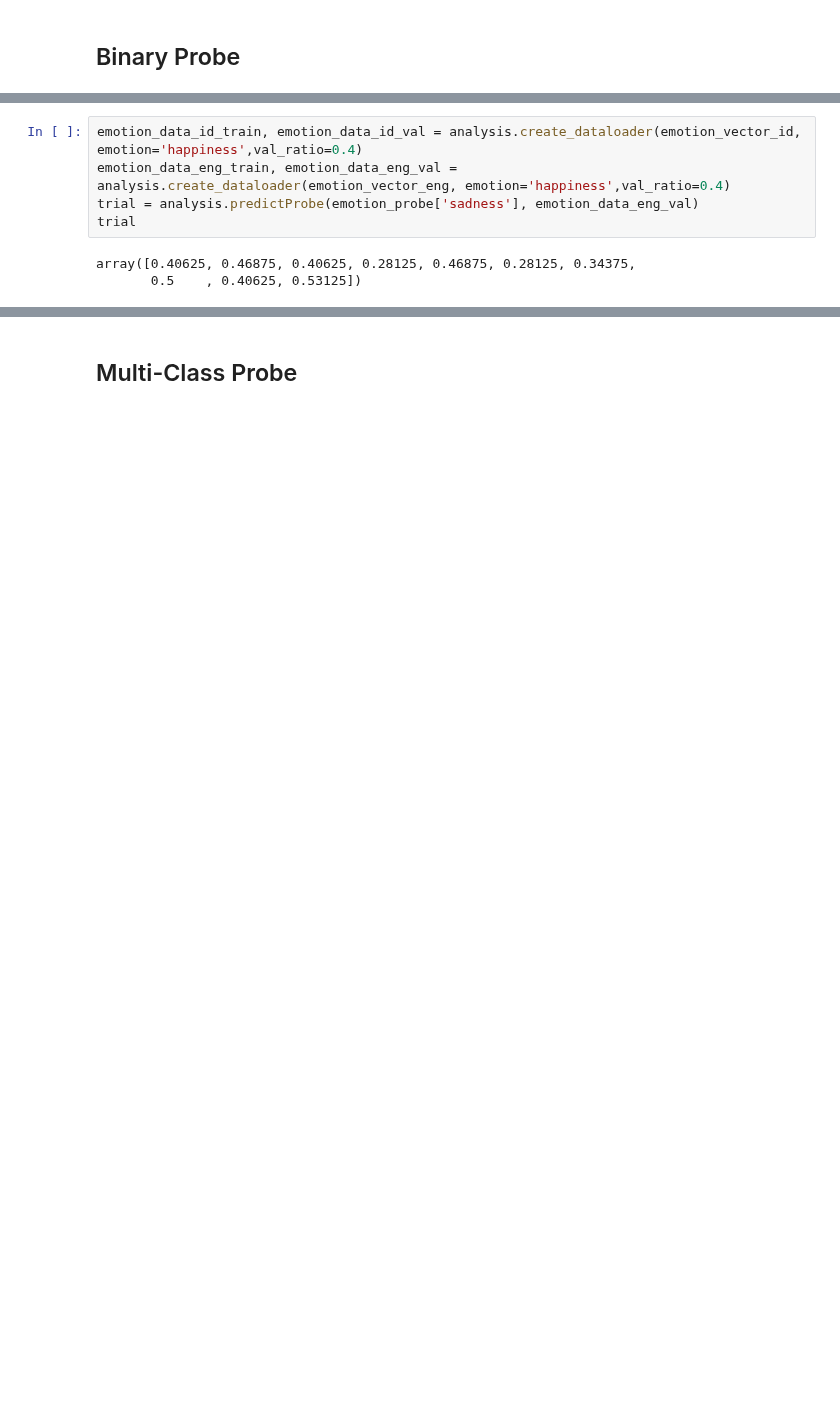
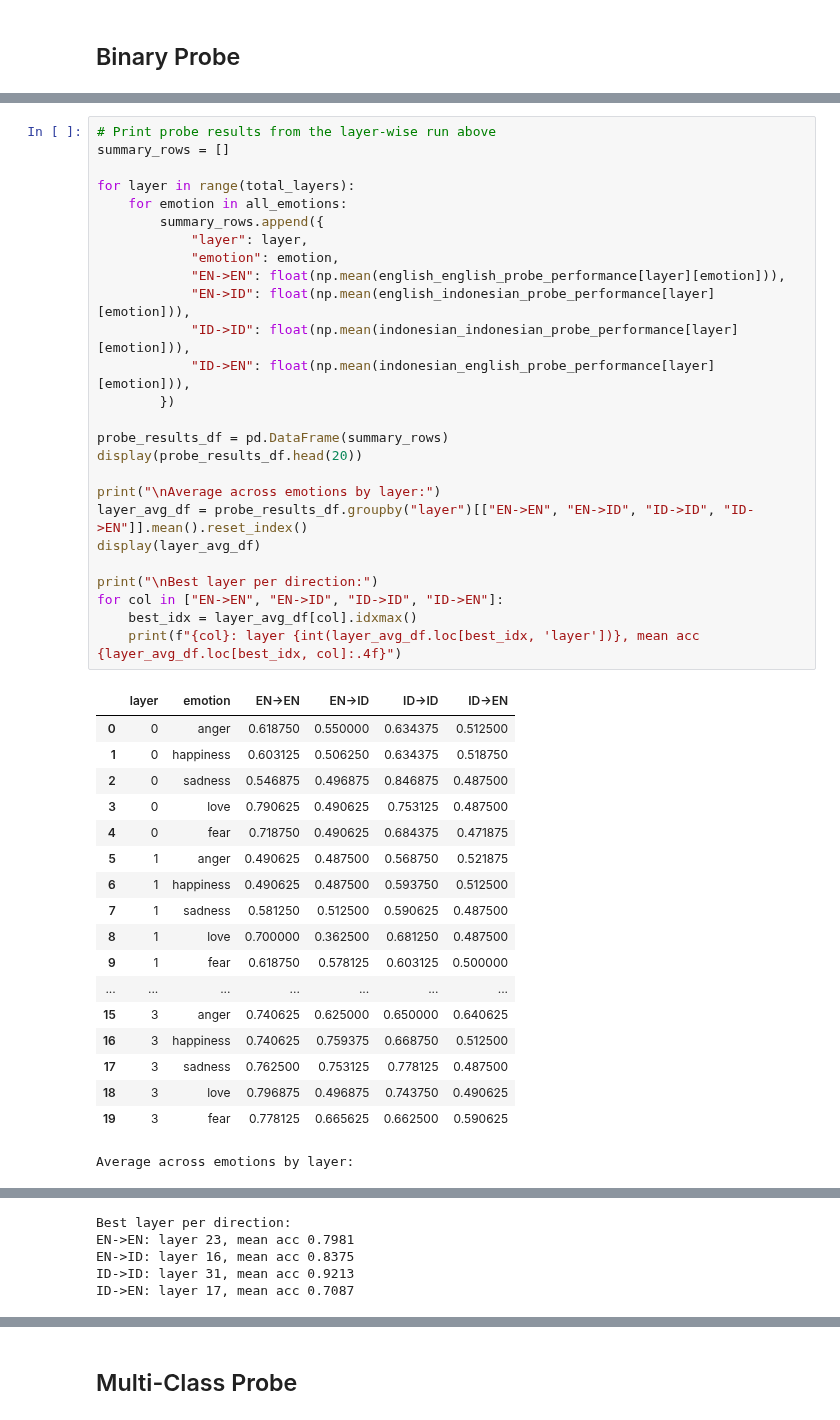
Before and after one commit to noobylub/Dissertation_Project, a Jupyter notebook: vectors_analysis.ipynb, the cells around one changed output, grey strips where cells are left out. Drawn from its saved outputs; the diff is of its cells as text; blank space fills up the shorter version.

Commit message:
done with internal analysis

```diff
--- a/vectors_analysis.ipynb
+++ b/vectors_analysis.ipynb
@@ -84,8 +148,45 @@ Validation Accuracy: 0.7969
 # %%
-emotion_data_id_train, emotion_data_id_val = analysis.create_dataloader(emotion_vector_id, emotion='happiness',val_ratio=0.4)
-emotion_data_eng_train, emotion_data_eng_val = analysis.create_dataloader(emotion_vector_eng, emotion='happiness',val_ratio=0.4)
-trial = analysis.predictProbe(emotion_probe['sadness'], emotion_data_eng_val)
-trial
+# Print probe results from the layer-wise run above
+summary_rows = []
+
+for layer in range(total_layers):
+    for emotion in all_emotions:
+        summary_rows.append({
+            "layer": layer,
+            "emotion": emotion,
+            "EN->EN": float(np.mean(english_english_probe_performance[layer][emotion])),
+            "EN->ID": float(np.mean(english_indonesian_probe_performance[layer][emotion])),
+            "ID->ID": float(np.mean(indonesian_indonesian_probe_performance[layer][emotion])),
+            "ID->EN": float(np.mean(indonesian_english_probe_performance[layer][emotion])),
+        })
+
+probe_results_df = pd.DataFrame(summary_rows)
+display(probe_results_df.head(20))
+
+print("\nAverage across emotions by layer:")
+layer_avg_df = probe_results_df.groupby("layer")[["EN->EN", "EN->ID", "ID->ID", "ID->EN"]].mean().reset_index()
+display(layer_avg_df)
+
+print("\nBest layer per direction:")
+for col in ["EN->EN", "EN->ID", "ID->ID", "ID->EN"]:
+    best_idx = layer_avg_df[col].idxmax()
+    print(f"{col}: layer {int(layer_avg_df.loc[best_idx, 'layer'])}, mean acc {layer_avg_df.loc[best_idx, col]:.4f}")
 # %% [output]
+|  | layer | emotion | EN->EN | EN->ID | ID->ID | ID->EN |
+| 0 | 0 | anger | 0.618750 | 0.550000 | 0.634375 | 0.512500 |
+| 1 | 0 | happiness | 0.603125 | 0.506250 | 0.634375 | 0.518750 |
+| 2 | 0 | sadness | 0.546875 | 0.496875 | 0.846875 | 0.487500 |
+| 3 | 0 | love | 0.790625 | 0.490625 | 0.753125 | 0.487500 |
+| 4 | 0 | fear | 0.718750 | 0.490625 | 0.684375 | 0.471875 |
+| 5 | 1 | anger | 0.490625 | 0.487500 | 0.568750 | 0.521875 |
+| 6 | 1 | happiness | 0.490625 | 0.487500 | 0.593750 | 0.512500 |
+| 7 | 1 | sadness | 0.581250 | 0.512500 | 0.590625 | 0.487500 |
+| 8 | 1 | love | 0.700000 | 0.362500 | 0.681250 | 0.487500 |
+| 9 | 1 | fear | 0.618750 | 0.578125 | 0.603125 | 0.500000 |
+| ... | ... | ... | ... | ... | ... | ... |
+| 15 | 3 | anger | 0.740625 | 0.625000 | 0.650000 | 0.640625 |
+| 16 | 3 | happiness | 0.740625 | 0.759375 | 0.668750 | 0.512500 |
+| 17 | 3 | sadness | 0.762500 | 0.753125 | 0.778125 | 0.487500 |
+| 18 | 3 | love | 0.796875 | 0.496875 | 0.743750 | 0.490625 |
+| 19 | 3 | fear | 0.778125 | 0.665625 | 0.662500 | 0.590625 |
-array([0.40625, 0.46875, 0.40625, 0.28125, 0.46875, 0.28125, 0.34375,
-       0.5    , 0.40625, 0.53125])
+Average across emotions by layer:
@@ -91,0 +210,5 @@ array([0.40625, 0.46875, 0.40625, 0.28125, 0.46875, 0.28125, 0.34375,
+Best layer per direction:
+EN->EN: layer 23, mean acc 0.7981
+EN->ID: layer 16, mean acc 0.8375
+ID->ID: layer 31, mean acc 0.9213
+ID->EN: layer 17, mean acc 0.7087
```
Also changed, not shown: parts of 12 cells of this notebook, 15 other files.
